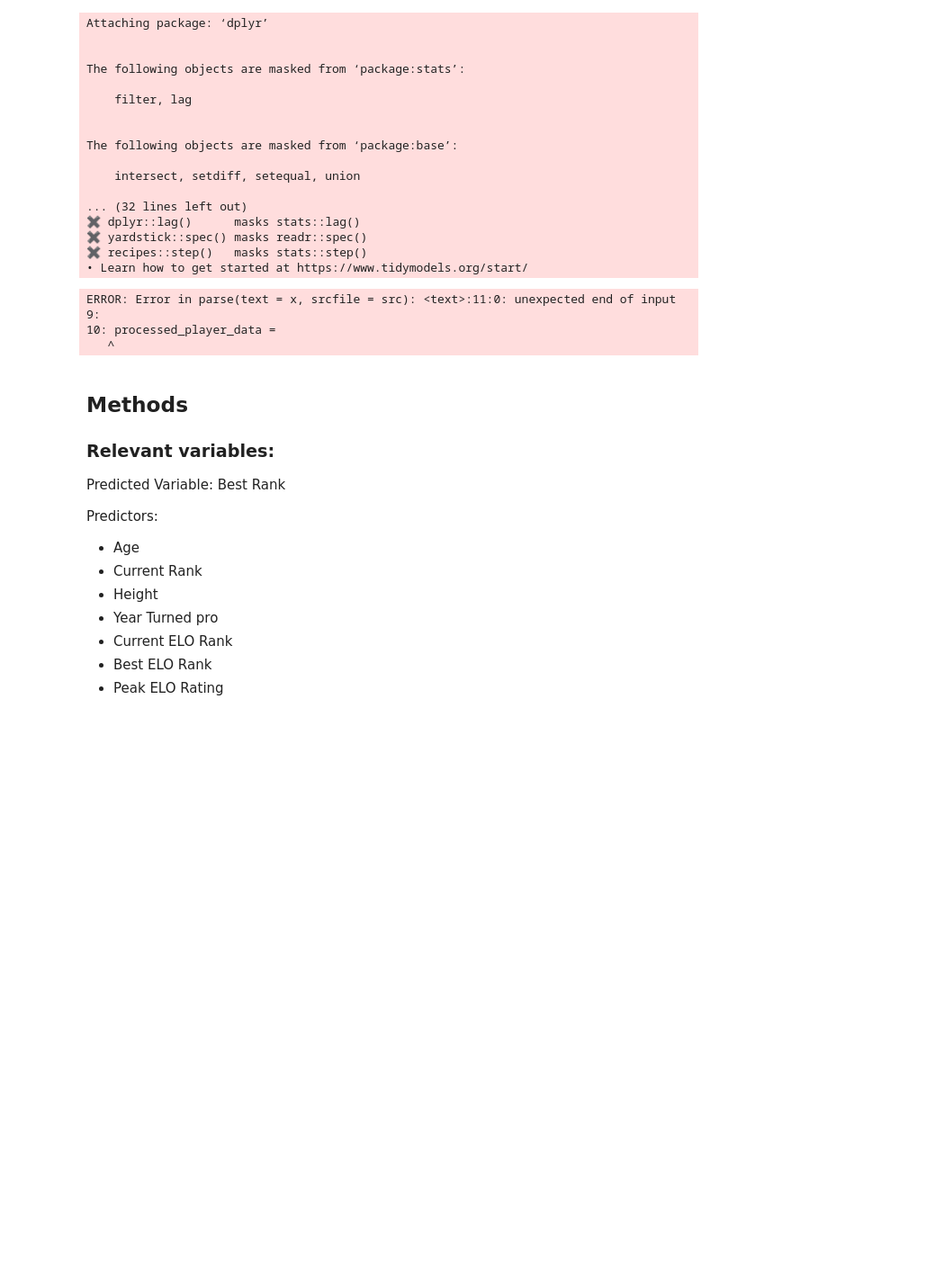
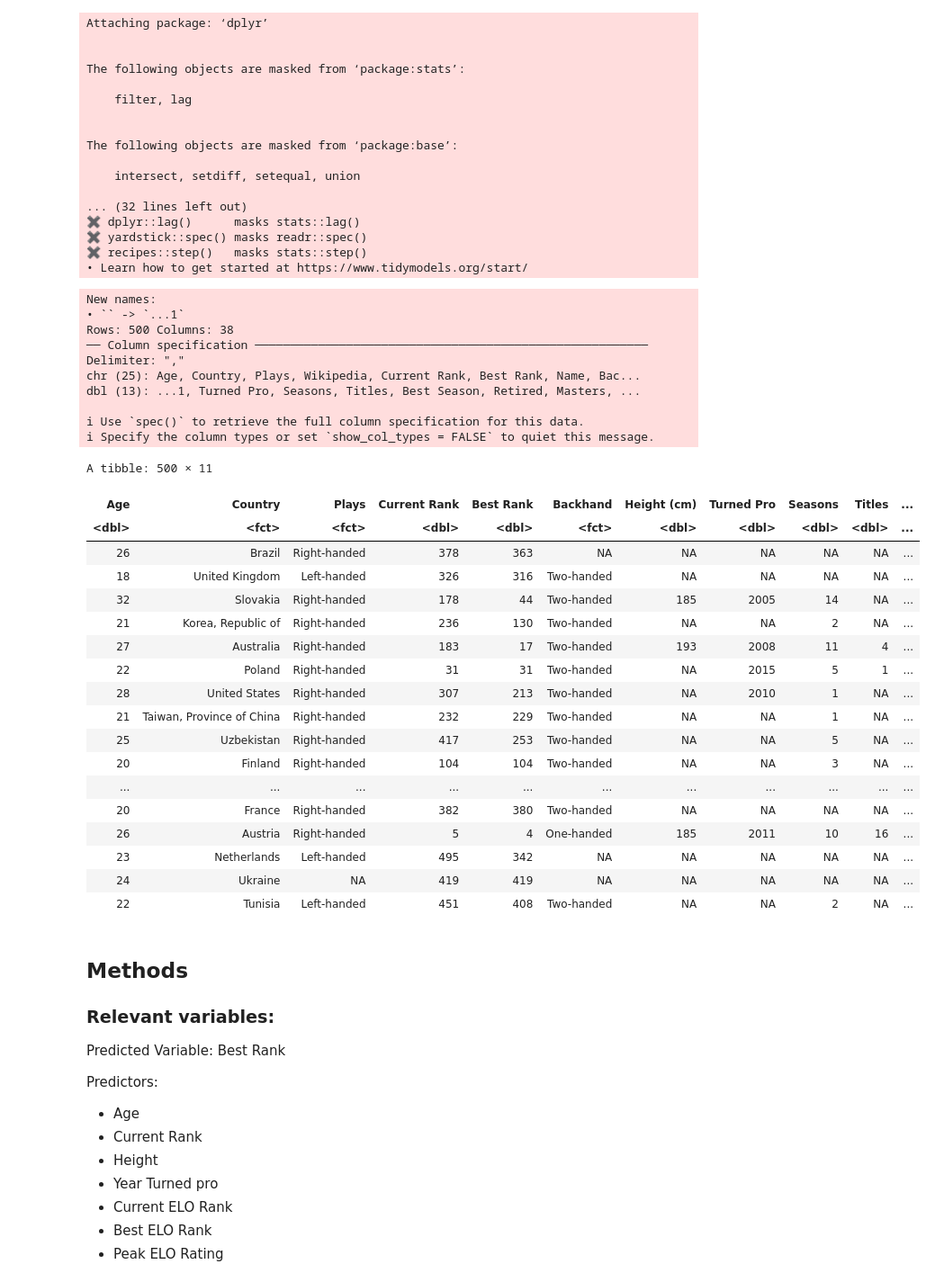
Before and after one commit to Yoyoma2000/DSCI100-Group10-Project, a Jupyter notebook: group10_projectProposal.ipynb, the cells around one changed output. Shown: that part at 90% size. Drawn from its saved outputs; the diff is of its cells as text; code cells hidden in the pictures; blank space fills up the shorter version.

Commit message:
Finished cleaning Data

```diff
--- a/group10_projectProposal.ipynb
+++ b/group10_projectProposal.ipynb
@@ -39,19 +39,59 @@ The following objects are masked from ‘package:base’:
 # %%
 # Reading the data file
 url = "https://drive.google.com/uc?export=download&id=1_MECmUXZuuILYeEOfonSGqodW6qVdhsS"
 player_data = read_csv(url)
 
-# Cleaning the data and getting what we need
+# Cleaning the data and getting what we need: Best Rank,
 processed_player_data = player_data |>
                         separate(Age, c("Age", "Birth date"), sep = " ") |>
-                        separate(current_rank, c("Current Rank", "Current Rank (Other)"), sep = " ")
+                        mutate(Age = as.numeric(Age)) |>
+                        separate(`Current Rank`, c("Current Rank", "Current Rank (Other)"), sep = " ") |>
+                        mutate(`Current Rank` = as.numeric(`Current Rank`)) |>
 
-processed_player_data =
+                        separate(`Best Rank`, c("Best Rank", "Best Rank (Date)"), sep = " ") |>
+                        mutate(`Best Rank` = as.numeric(`Best Rank`)) |>
+
+                        separate(`Height`, c("Height (cm)", "cm REMOVE"), sep = " ") |>
+                        mutate(`Height (cm)` = as.numeric(`Height (cm)`)) |>
+                        separate(`Weight`, c("Weight (kg)", "kg REMOVE"), sep = " ") |>
+                        mutate(`Weight (kg)` = as.numeric(`Weight (kg)`)) |>
+                        mutate(Country = as.factor(Country)) |>
+                        mutate(Backhand = as.factor(Backhand)) |>
+                        mutate(Plays = as.factor(Plays)) |>
+                        select(Age, Country, Plays, `Current Rank`, `Best Rank`, Backhand, `Height (cm)`, `Turned Pro`, Seasons, Titles, `Weight (kg)`)
+
+
+processed_player_data
 # %% [output]
-ERROR: Error in parse(text = x, srcfile = src): <text>:11:0: unexpected end of input
-9:
-10: processed_player_data =
-   ^
+New names:
+• `` -> `...1`
+Rows: 500 Columns: 38
+── Column specification ────────────────────────────────────────────────────────
+Delimiter: ","
+chr (25): Age, Country, Plays, Wikipedia, Current Rank, Best Rank, Name, Bac...
+dbl (13): ...1, Turned Pro, Seasons, Titles, Best Season, Retired, Masters, ...
+
+ℹ Use `spec()` to retrieve the full column specification for this data.
+ℹ Specify the column types or set `show_col_types = FALSE` to quiet this message.
+A tibble: 500 × 11
+| Age | Country | Plays | Current Rank | Best Rank | Backhand | Height (cm) | Turned Pro | Seasons | Titles | ... |
+| <dbl> | <fct> | <fct> | <dbl> | <dbl> | <fct> | <dbl> | <dbl> | <dbl> | <dbl> | ... |
+| 26 | Brazil | Right-handed | 378 | 363 | NA | NA | NA | NA | NA | ... |
+| 18 | United Kingdom | Left-handed | 326 | 316 | Two-handed | NA | NA | NA | NA | ... |
+| 32 | Slovakia | Right-handed | 178 | 44 | Two-handed | 185 | 2005 | 14 | NA | ... |
+| 21 | Korea, Republic of | Right-handed | 236 | 130 | Two-handed | NA | NA | 2 | NA | ... |
+| 27 | Australia | Right-handed | 183 | 17 | Two-handed | 193 | 2008 | 11 | 4 | ... |
+| 22 | Poland | Right-handed | 31 | 31 | Two-handed | NA | 2015 | 5 | 1 | ... |
+| 28 | United States | Right-handed | 307 | 213 | Two-handed | NA | 2010 | 1 | NA | ... |
+| 21 | Taiwan, Province of China | Right-handed | 232 | 229 | Two-handed | NA | NA | 1 | NA | ... |
+| 25 | Uzbekistan | Right-handed | 417 | 253 | Two-handed | NA | NA | 5 | NA | ... |
+| 20 | Finland | Right-handed | 104 | 104 | Two-handed | NA | NA | 3 | NA | ... |
+| ... | ... | ... | ... | ... | ... | ... | ... | ... | ... | ... |
+| 20 | France | Right-handed | 382 | 380 | Two-handed | NA | NA | NA | NA | ... |
+| 26 | Austria | Right-handed | 5 | 4 | One-handed | 185 | 2011 | 10 | 16 | ... |
+| 23 | Netherlands | Left-handed | 495 | 342 | NA | NA | NA | NA | NA | ... |
+| 24 | Ukraine | NA | 419 | 419 | NA | NA | NA | NA | NA | ... |
+| 22 | Tunisia | Left-handed | 451 | 408 | Two-handed | NA | NA | 2 | NA | ... |
 # %%
 # Summary for data
 data_summary = data
```
Also changed, not shown: parts of 1 cell of this notebook.
